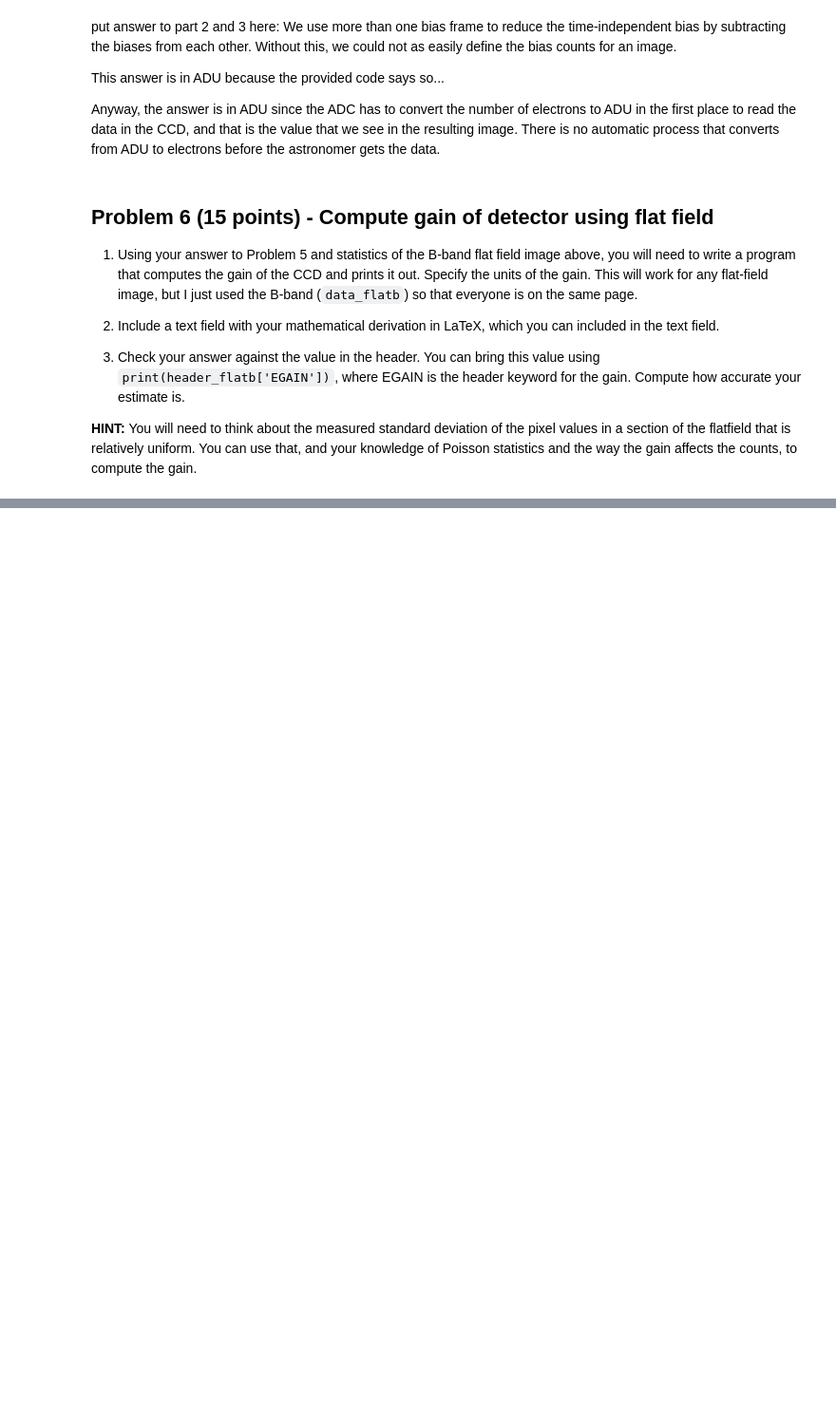
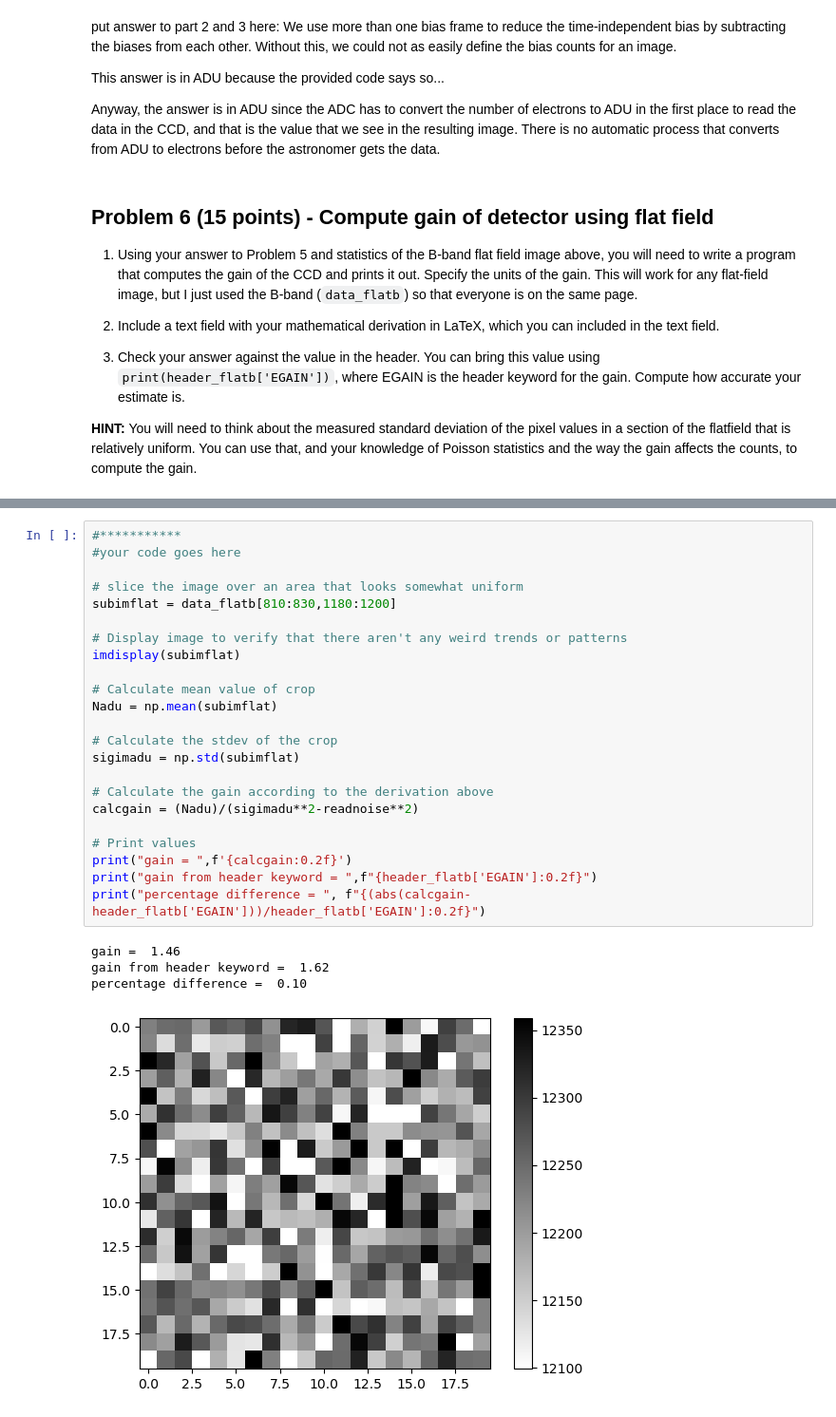
Before and after one commit to mikeweebs/CCD_Characterization, a Jupyter notebook: characterize_CCD_student.ipynb, the cells around one changed output, grey strips where cells are left out. Shown at 95% size. Saved outputs shown, nothing was run; the diff lists cells and outputs as text; blank space fills up the shorter version.

```diff
--- a/characterize_CCD_student.ipynb
+++ b/characterize_CCD_student.ipynb
@@ -235,0 +226,28 @@ percentage differece =
+# %%
+#***********
+#your code goes here
+
+# slice the image over an area that looks somewhat uniform
+subimflat = data_flatb[810:830,1180:1200]
+
+# Display image to verify that there aren't any weird trends or patterns
+imdisplay(subimflat)
+
+# Calculate mean value of crop
+Nadu = np.mean(subimflat)
+
+# Calculate the stdev of the crop
+sigimadu = np.std(subimflat)
+
+# Calculate the gain according to the derivation above
+calcgain = (Nadu)/(sigimadu**2-readnoise**2)
+
+# Print values
+print("gain = ",f'{calcgain:0.2f}')
+print("gain from header keyword = ",f"{header_flatb['EGAIN']:0.2f}")
+print("percentage difference = ", f"{(abs(calcgain-header_flatb['EGAIN']))/header_flatb['EGAIN']:0.2f}")
+# %% [output]
+gain =  1.46
+gain from header keyword =  1.62
+percentage difference =  0.10
+[figure, added]
```
Also changed, not shown: parts of 2 cells of this notebook.
